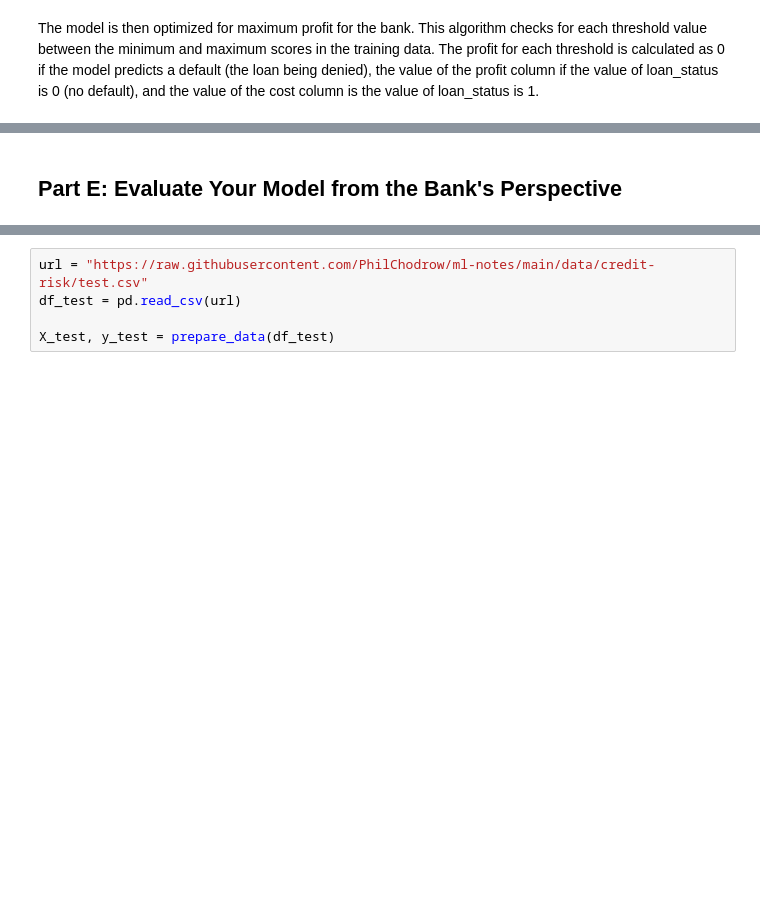
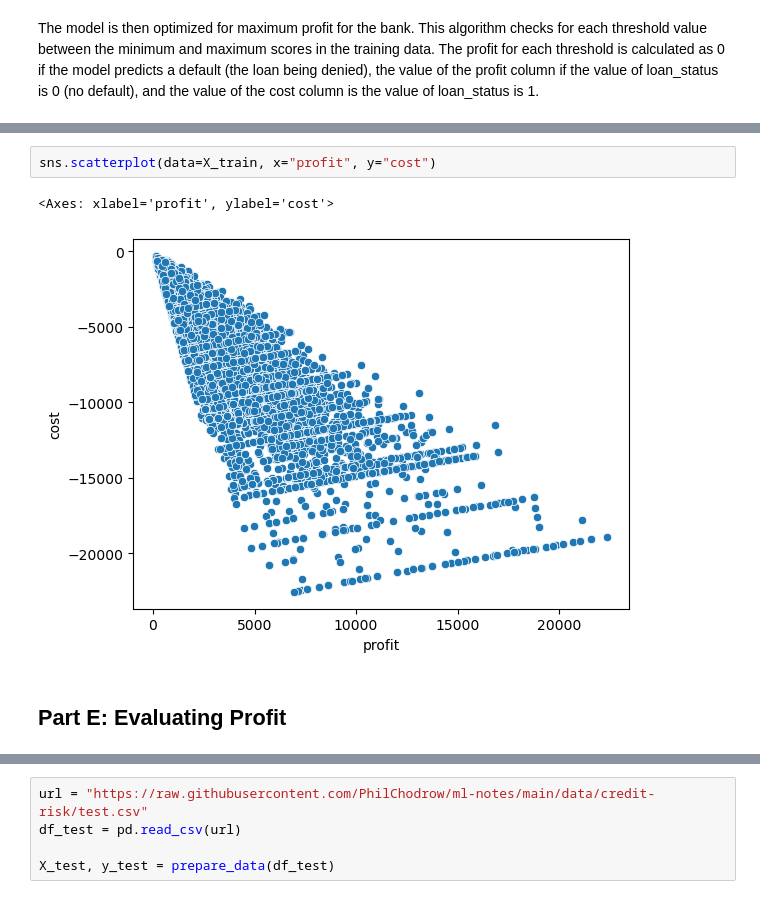
Before and after one commit to jblake05/ml-0451, a Jupyter notebook: posts/optimal-decision-making/optimal.ipynb, the cells around one changed output, grey strips where cells are left out. Cells and saved outputs as stored; diff of their text form; blank space fills up the shorter version.

```diff
--- a/posts/optimal-decision-making/optimal.ipynb
+++ b/posts/optimal-decision-making/optimal.ipynb
@@ -198,5 +200,10 @@ max_profit, thresh
-# %% [markdown]
-## Part E: Evaluate Your Model from the Bank's Perspective
+# %%
+sns.scatterplot(data=X_train, x="profit", y="cost")
+# %% [output]
+<Axes: xlabel='profit', ylabel='cost'>
+[figure, added]
+# %% [markdown]
+## Part E: Evaluating Profit
 # %% [markdown]
 With a max profit of $1448 and a threshold of 3.35, I apply the scoring function and threshold to the testing data. This threshold and set of weights achieved a testing profit of $1392.
 # %%
```
Also changed, not shown: parts of 21 cells of this notebook, 18 other files.
